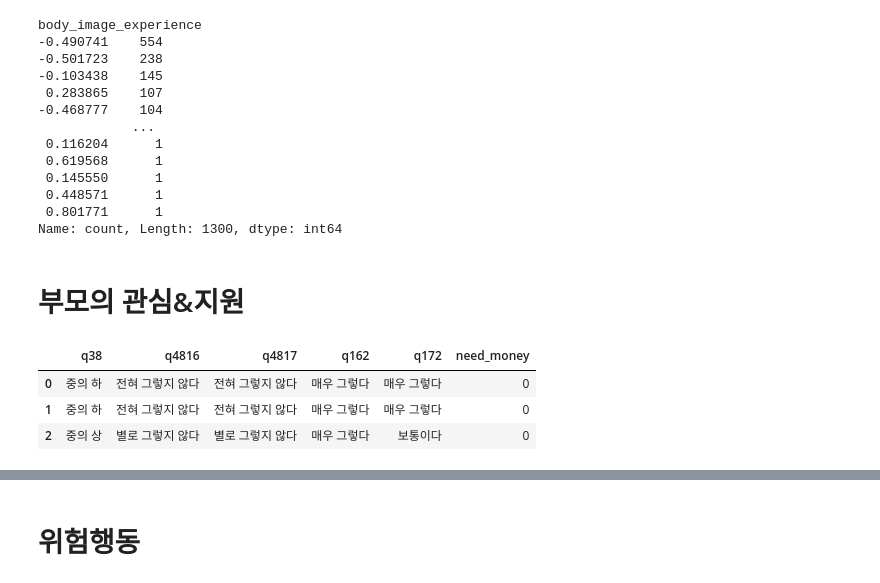
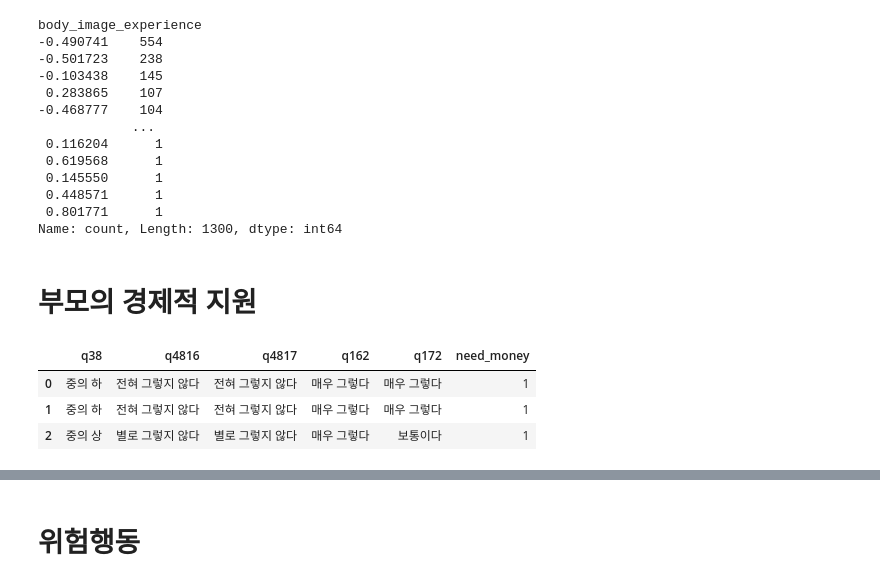
Before and after one commit to HyunsungRyu/education_analysis, a Jupyter notebook: happyindex.ipynb, the cells around one changed output, grey strips where cells are left out. Saved outputs shown, nothing was run; the diff lists cells and outputs as text; code cells hidden in the pictures.

Commit message:
add support ols

```diff
--- a/happyindex.ipynb
+++ b/happyindex.ipynb
@@ -190,6 +190,9 @@ df_edu = null0(df_edu)
 
 df_edu = encoding(df_edu, ['q071', 'q072', 'q073', 'q074'], category4_map)
 df_edu = encoding(df_edu, ['q485', 'q486','q487', 'q488'], category5_map)
+# %%
+scaler = MinMaxScaler()
+df_edu[['q071', 'q072', 'q073', 'q074', 'q485', 'q486','q487', 'q488']] = scaler.fit_transform(df_edu[['q071', 'q072', 'q073', 'q074', 'q485', 'q486','q487', 'q488']])
 # %%
 model_desc = """
 academic_stress =~ q072 + q073
@@ -312,7 +315,7 @@ father_rel ~~ mother_rel
 """
 # %%
 df_rel['wt'] = df['wt']
-observed_vars = ['q132', 'q136', 'q061', 'q062','q161','q162','q171','q172','q224', 'q225']
+observed_vars = ['q132', 'q136', 'q061', 'q062','q161','q163','q171','q173','q224', 'q225']
 w_cov_df = calculate_covariance(df_rel, observed_vars)
 # %%
 vif_df = compute_vif(df_rel, observed_vars)
@@ -995,19 +998,19 @@ body_image_experience
  0.801771      1
 Name: count, Length: 1300, dtype: int64
 # %% [markdown]
-# 부모의 관심&지원
+# 부모의 경제적 지원
 # %%
 # 재정적 지원
 financial_support = ['q38', 'q4816', 'q4817']
 time_support = ['q162', 'q172']
 support = pd.concat([df[financial_support], df[time_support]], axis=1)
-support['need_money'] = df['q27'].apply(lambda x: 1 if x == '돈' else 0)
+support['need_money'] = df['q27'].apply(lambda x: 0 if x == '돈' else 1)
 support.head(3)
 # %% [output]
 |  | q38 | q4816 | q4817 | q162 | q172 | need_money |
-| 0 | 중의 하 | 전혀 그렇지 않다 | 전혀 그렇지 않다 | 매우 그렇다 | 매우 그렇다 | 0 |
-| 1 | 중의 하 | 전혀 그렇지 않다 | 전혀 그렇지 않다 | 매우 그렇다 | 매우 그렇다 | 0 |
-| 2 | 중의 상 | 별로 그렇지 않다 | 별로 그렇지 않다 | 매우 그렇다 | 보통이다 | 0 |
+| 0 | 중의 하 | 전혀 그렇지 않다 | 전혀 그렇지 않다 | 매우 그렇다 | 매우 그렇다 | 1 |
+| 1 | 중의 하 | 전혀 그렇지 않다 | 전혀 그렇지 않다 | 매우 그렇다 | 매우 그렇다 | 1 |
+| 2 | 중의 상 | 별로 그렇지 않다 | 별로 그렇지 않다 | 매우 그렇다 | 보통이다 | 1 |
 # %%
 for i in support.columns:
     display(support[i].value_counts())
```
Also changed, not shown: parts of 53 cells of this notebook, 2 other files.
